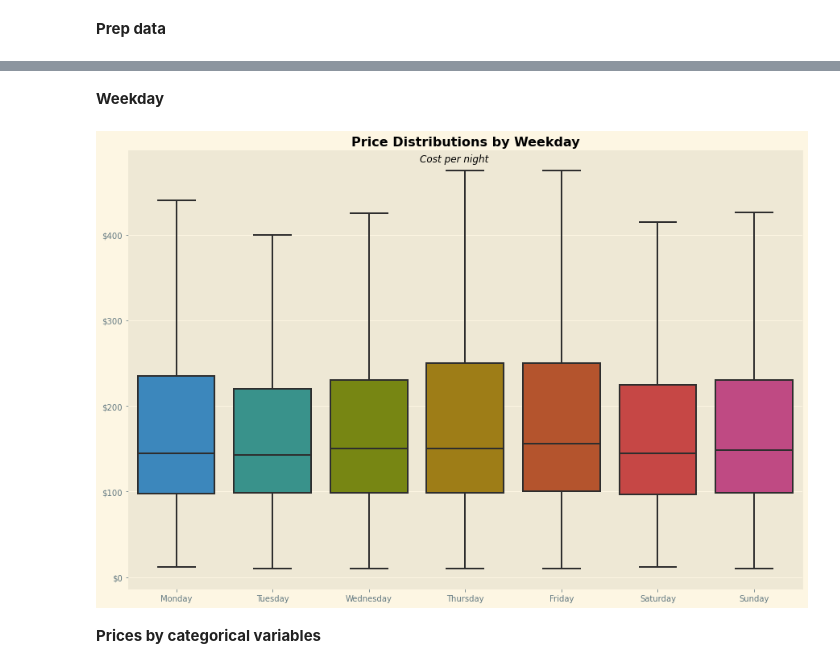
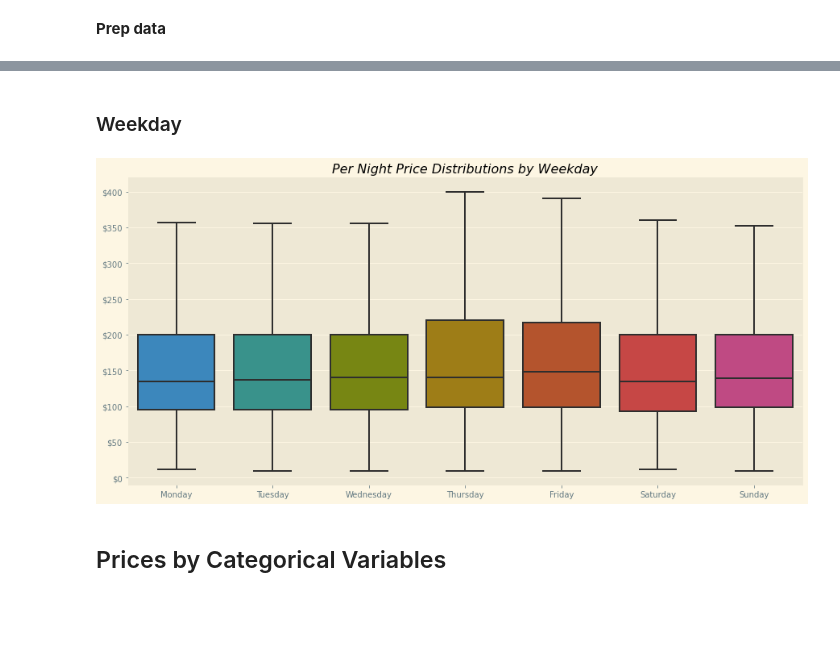
Before and after one commit to KishenSharma6/SF_Airbnb_Rental_Market_Analysis, a Jupyter notebook: Project_Codes/02_EDA/2020_0525_Listings_EDA.ipynb, the cells around one changed output, grey strips where cells are left out. Drawn from its saved outputs; the diff is of its cells as text; code cells hidden in the pictures; blank space fills up the shorter version.

```diff
--- a/Project_Codes/02_EDA/2020_0525_Listings_EDA.ipynb
+++ b/Project_Codes/02_EDA/2020_0525_Listings_EDA.ipynb
@@ -112,6 +112,6 @@ lower = q1 - (IQR * 1.5)
 print('Outlier Count:',len(df) - len(df.loc[df.price <= upper]))
 
 #Store data
-no_outliers = df.loc[df.price <= upper].price
+no_outliers = df.loc[df.price <= upper]
 # %% [output]
 Outlier Count: 10078
@@ -151,12 +147,12 @@ Airbnb offers a service known as Airbnb Luxe which offers pristine, expertly des
 **Prep data**
 # %%
 #Subset target with last_review date
-time = df.loc[:,['last_review','price']]
+time = no_outliers.loc[:,['last_review','price']]
 
 #Extract time data from last_review
-time['year'] = df['last_review'].dt.year
-time['month']= df['last_review'].dt.month_name()
-time['weekday']= df['last_review'].dt.day_name()
+time['year'] = no_outliers['last_review'].dt.year
+time['month']= no_outliers['last_review'].dt.month_name()
+time['weekday']= no_outliers['last_review'].dt.day_name()
 
 #Set last review as index
 time.set_index('last_review', inplace = True)
@@ -211,26 +205,25 @@ plt.savefig(eda_path + '/month_price_box.png', bbox_inches='tight')
 # %% [markdown]
-**Weekday**
+### Weekday
 # %%
 #Set figure size
-f,ax = plt.subplots(figsize = (15,10))
+f,ax = plt.subplots(figsize = (15,7))
 
 #Plot data
 j = sns.boxplot(x = 'weekday', y = 'price', data =time, showfliers = False,
                 order=['Monday','Tuesday','Wednesday','Thursday','Friday', 'Saturday','Sunday'], ax =ax)
 
 ###Set plot aesthetics
 #Titles
-j.set_title('Price Distributions by Weekday', fontweight = 'semibold', )
-plt.suptitle('Cost per night', y =.875, style = 'italic')
+j.set_title('Per Night Price Distributions by Weekday', fontstyle = 'italic' )
 
 #Axes
 j.get_yaxis().set_major_formatter(plt.FuncFormatter(lambda x, loc: "${:,}".format(int(x))))
 j.set_xlabel('')
 j.set_ylabel('')
 
 #Save to Visualizations file
 plt.savefig(eda_path + '/weekday_price_box.png', bbox_inches='tight')
 # %% [output]
-[figure, old version]
+[figure, new version]
 # %% [markdown]
-**Prices by categorical variables**
+## Prices by Categorical Variables
```
Also changed, not shown: parts of 15 cells of this notebook.
